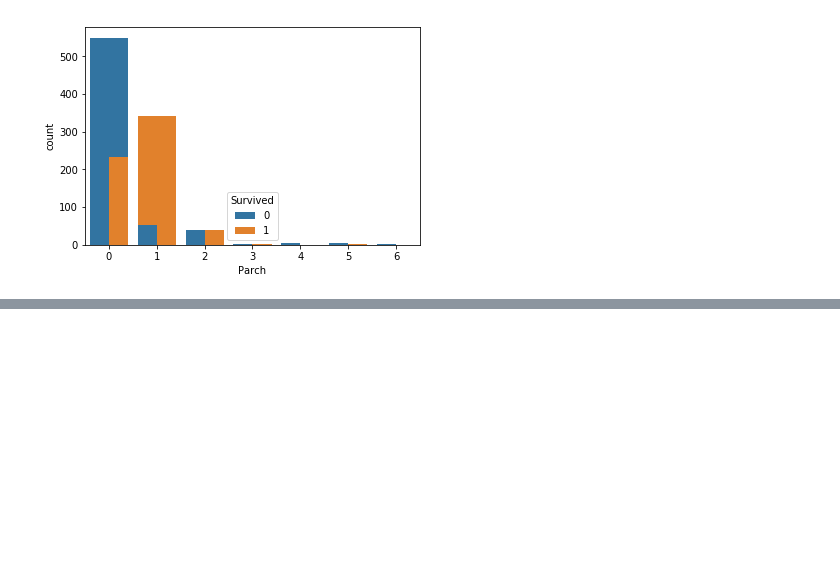
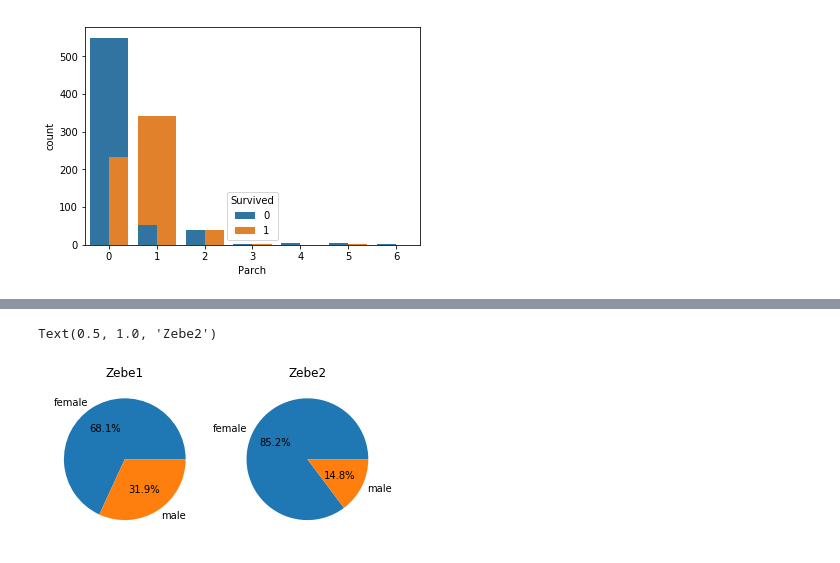
Before and after one commit to anasszer/portfolio, a Jupyter notebook: Titanic.ipynb, the cells around one changed output, grey strips where cells are left out. Cells and saved outputs as stored; diff of their text form; code cells hidden in the pictures; blank space fills up the shorter version.

```diff
--- a/Titanic.ipynb
+++ b/Titanic.ipynb
@@ -132,0 +176,11 @@ sns.countplot(x = df["Parch"], hue = df["Survived"])
+# %%
+fig, axes = plt.subplots(1,2)
+
+plt.title("Tetest")
+axes[0].pie(x = [233/(233+109), 109/(233+109)], labels = ["female", "male"], autopct='%1.1f%%' )
+axes[0].set_title("Zebe1")
+axes[1].pie(x = [468/(468+81), 81/(81+468)], labels = ["female", "male"], autopct='%1.1f%%')
+axes[1].set_title("Zebe2")
+# %% [output]
+Text(0.5, 1.0, 'Zebe2')
+[figure, added]
```
Also changed, not shown: parts of 9 cells of this notebook.
